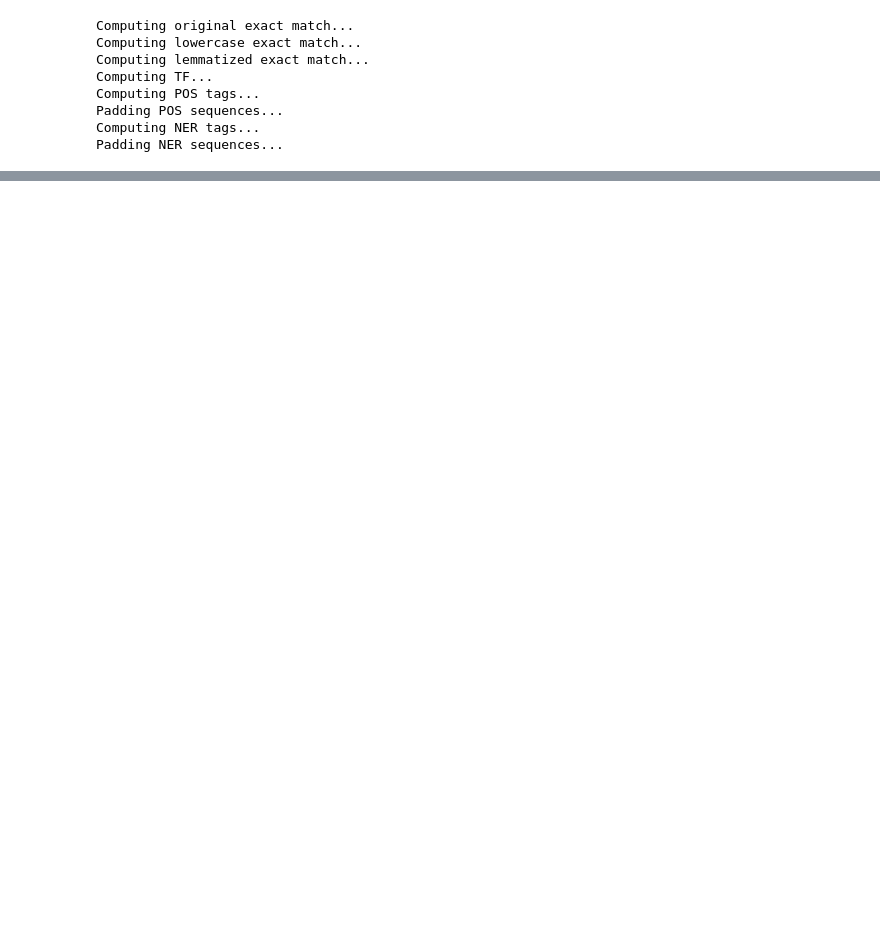
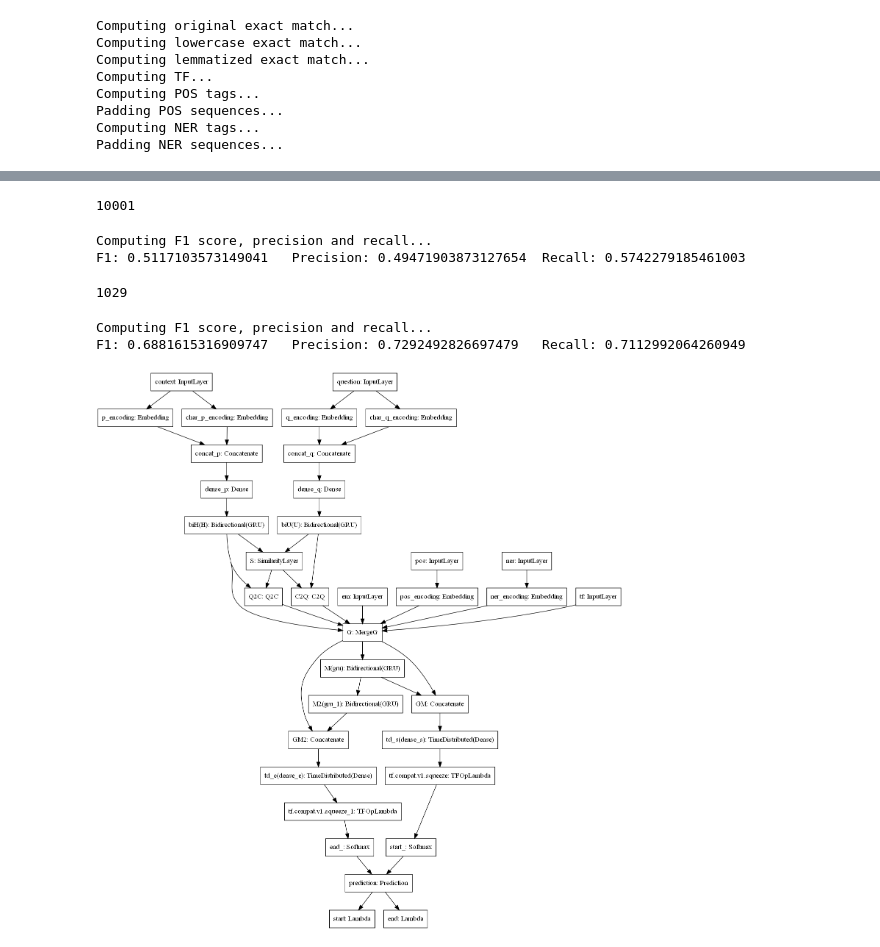
Before and after one commit to FrancescoFarinola/Question-Answering-SQuAD, a Jupyter notebook: main_for_training.ipynb, the cells around one changed output, grey strips where cells are left out. Saved outputs shown, nothing was run; the diff lists cells and outputs as text; code cells hidden in the pictures; blank space fills up the shorter version.

```diff
--- a/main_for_training.ipynb
+++ b/main_for_training.ipynb
@@ -324,0 +337,3 @@ INFO:tensorflow:Assets written to: ./models/our_model\assets
+# %%
+mycb = EarlyStopping(patience=5, restore_best_weights=True)
+model.fit(x_tr, y_tr, validation_data=(x_val, y_val), epochs=25, batch_size=16, callbacks=[mycb])
@@ -324,0 +361,6 @@ INFO:tensorflow:Assets written to: ./models/our_model\assets
+# %%
+#new_model = our_model.build_model(MAX_QUESTION_LENGTH, MAX_CONTEXT_LENGTH, EMBEDDING_DIM,
+#                                  embedding_matrix, char_embedding_matrix, pos_embedding_matrix, ner_embedding_matrix)
+#new_model.compile(loss='categorical_crossentropy', optimizer='nadam', metrics='accuracy')
+model.load_weights("./models/our_model_weights.h5")
+print("Loaded model from disk")
@@ -428,0 +443,24 @@ INFO:tensorflow:Assets written to: ./models/bidaf\assets
+# %%
+gc.collect()
+# %% [output]
+10001
+# %%
+ts_f1, ts_precision, ts_recall, _, _, _ = utils.evaluate_model(model, MAX_CONTEXT_LENGTH, test_df1, x_ts)
+print(f"F1: {ts_f1}\t Precision: {ts_precision}\t Recall: {ts_recall}\t")
+# %% [output]
+Computing F1 score, precision and recall...
+F1: 0.5117103573149041   Precision: 0.49471903873127654  Recall: 0.5742279185461003
+# %%
+gc.collect()
+# %% [output]
+1029
+# %%
+tr_f1, tr_precision, tr_recall, _,_,_ = utils.evaluate_model(model, MAX_CONTEXT_LENGTH, train_df1, x_tr)
+print(f"F1: {tr_f1}\t Precision: {tr_precision}\t Recall: {tr_recall}\t")
+# %% [output]
+Computing F1 score, precision and recall...
+F1: 0.6881615316909747   Precision: 0.7292492826697479   Recall: 0.7112992064260949
+# %%
+plot_model(model, rankdir='TB', show_shapes=False, show_dtype=False, to_file=f"{MODELS_DIR}/{MODEL}2.png")
+# %% [output]
+[figure, added]
```
Also changed, not shown: parts of 34 cells of this notebook.
